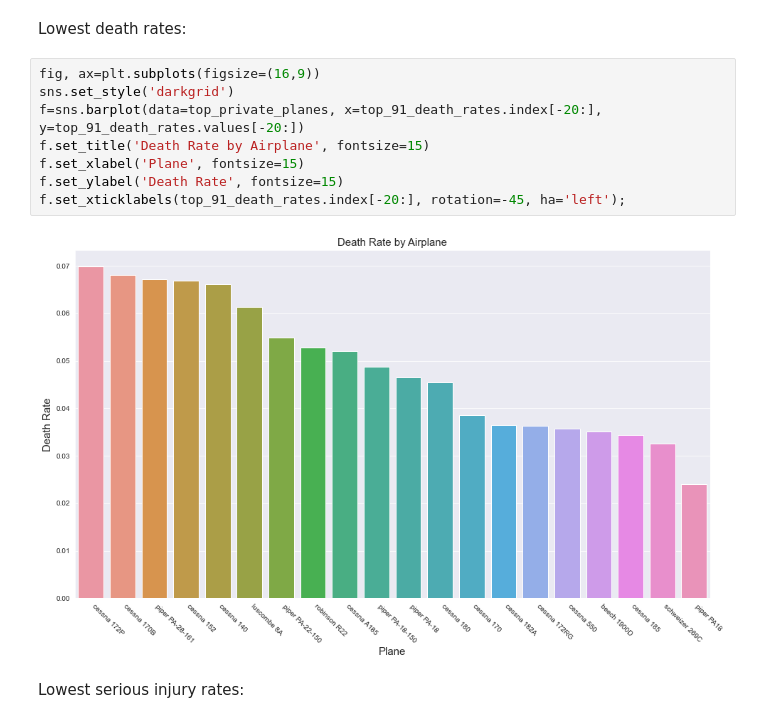
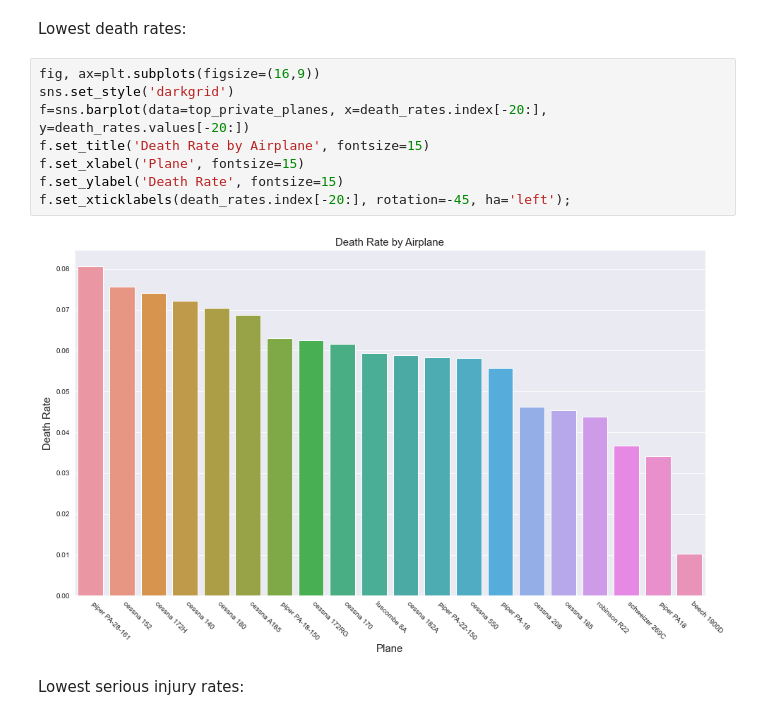
Before and after one commit to jtjohn172/Aviation-Data-Analysis-Project, a Jupyter notebook: notebooks/private-planes.ipynb, the cells around one changed output. Saved outputs shown, nothing was run; the diff lists cells and outputs as text.

```diff
--- a/notebooks/private-planes.ipynb
+++ b/notebooks/private-planes.ipynb
@@ -211,13 +211,13 @@ Lowest death rates:
 # %%
 fig, ax=plt.subplots(figsize=(16,9))
 sns.set_style('darkgrid')
-f=sns.barplot(data=top_private_planes, x=top_91_death_rates.index[-20:], y=top_91_death_rates.values[-20:])
+f=sns.barplot(data=top_private_planes, x=death_rates.index[-20:], y=death_rates.values[-20:])
 f.set_title('Death Rate by Airplane', fontsize=15)
 f.set_xlabel('Plane', fontsize=15)
 f.set_ylabel('Death Rate', fontsize=15)
-f.set_xticklabels(top_91_death_rates.index[-20:], rotation=-45, ha='left');
+f.set_xticklabels(death_rates.index[-20:], rotation=-45, ha='left');
 # %% [output]
-[figure, old version]
+[figure, new version]
 # %% [markdown]
 Lowest serious injury rates:
 # %%
```
Also changed, not shown: parts of 5 cells of this notebook.
